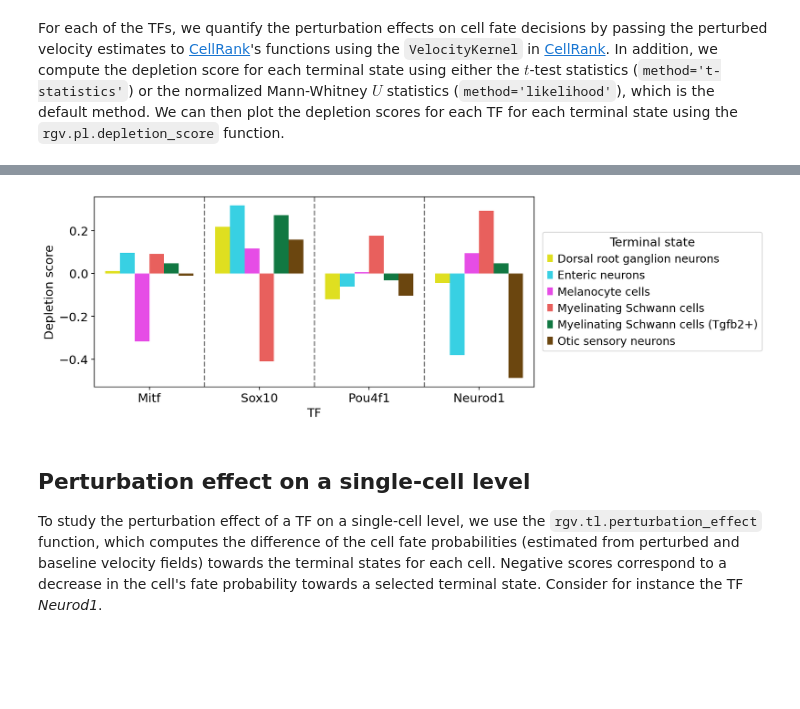
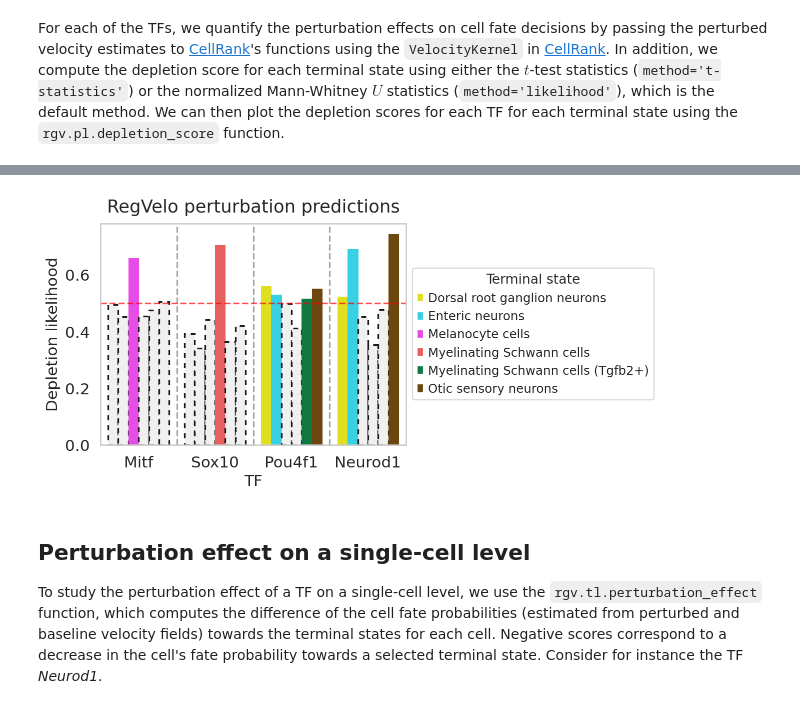
Before and after one commit to yifanchn/regvelo, a Jupyter notebook: docs/tutorials/murine/03_perturbation_tutorial_murine.ipynb, the cells around one changed output, grey strips where cells are left out. Drawn from its saved outputs; the diff is of its cells as text; code cells hidden in the pictures; blank space fills up the shorter version.

```diff
--- a/docs/tutorials/murine/03_perturbation_tutorial_murine.ipynb
+++ b/docs/tutorials/murine/03_perturbation_tutorial_murine.ipynb
@@ -191,9 +191,3 @@ INFO     File regvelo_model/model.pt already downloaded
 # %% [markdown]
 For each of the TFs, we quantify the perturbation effects on cell fate decisions by passing the perturbed velocity estimates to
 [CellRank](https://www.nature.com/articles/s41592-021-01346-6)'s functions using the `VelocityKernel` in [CellRank](https://www.nature.com/articles/s41592-021-01346-6). In addition, we compute the depletion score for each terminal state using either the $t$-test statistics (`method='t-statistics'`) or the normalized Mann-Whitney $U$ statistics (`method='likelihood'`), which is the default method. We can then plot the depletion scores for each TF for each terminal state using the `rgv.pl.depletion_score` function.
-# %%
-df, adata_perturb_dict = rgv.mt.depletion_score(perturbed=adata_perturb_dict,
-                                                baseline=adata_baseline,
-                                                terminal_state=TERMINAL_STATE,
-                                                n_states=10,
-                                                solver="direct")
@@ -293,0 +194,14 @@ df
+# %%
+ct_indices = {
+    ct: adata_baseline.obs["term_states_fwd"][adata_baseline.obs["term_states_fwd"] == ct].index.tolist()
+    for ct in TERMINAL_STATE}
+
+# Computing states transition probability for perturbed systems
+for TF, adata_target_perturb in adata_perturb_dict.items():
+    vkp = cr.kernels.VelocityKernel(adata_target_perturb).compute_transition_matrix()
+    estimator = cr.estimators.GPCCA(vkp)
+    estimator.compute_macrostates(n_states=10, cluster_key='celltype_update')
+    estimator.set_terminal_states(ct_indices)
+    estimator.compute_fate_probabilities(solver="direct")
+
+    adata_perturb_dict[TF] = adata_target_perturb
@@ -293,0 +280,3 @@ df
+# %%
+df = rgv.mt.cellfate_perturbation(perturbed=adata_perturb_dict, baseline=adata_baseline, terminal_state=TERMINAL_STATE)
+df
@@ -294,16 +301,13 @@ df
 # %%
-rgv.pl.depletion_score(adata=adata_baseline,
-                       df=df,
-                       fontsize=14,
-                       figsize=(12, 4),
-                       legend_loc='center left',
-                       legend_bbox=(1.02, 0.5),
-                       xlabel="TF",
-                       ylabel="Depletion score",
-                       color_label="celltype_update"
-                      )
+rgv.pl.cellfate_perturbation(adata=adata_baseline,
+                             df=df,
+                             fontsize=14,
+                             figsize=(8, 4),
+                             legend_loc='center left',
+                             legend_bbox=(1.02, 0.5),
+                             color_label="celltype_update")
 # %% [output]
-[figure, old version]
+[figure, new version]
 # %% [markdown]
 ## Perturbation effect on a single-cell level
 To study the perturbation effect of a TF on a single-cell level, we use the `rgv.tl.perturbation_effect` function, which computes the difference of the cell fate probabilities (estimated from perturbed and baseline velocity fields) towards the terminal states for each cell. Negative scores correspond to a decrease in the cell's fate probability towards a selected terminal state. Consider for instance the TF *Neurod1*.
```
Also changed, not shown: parts of 11 cells of this notebook, 3 other files.
